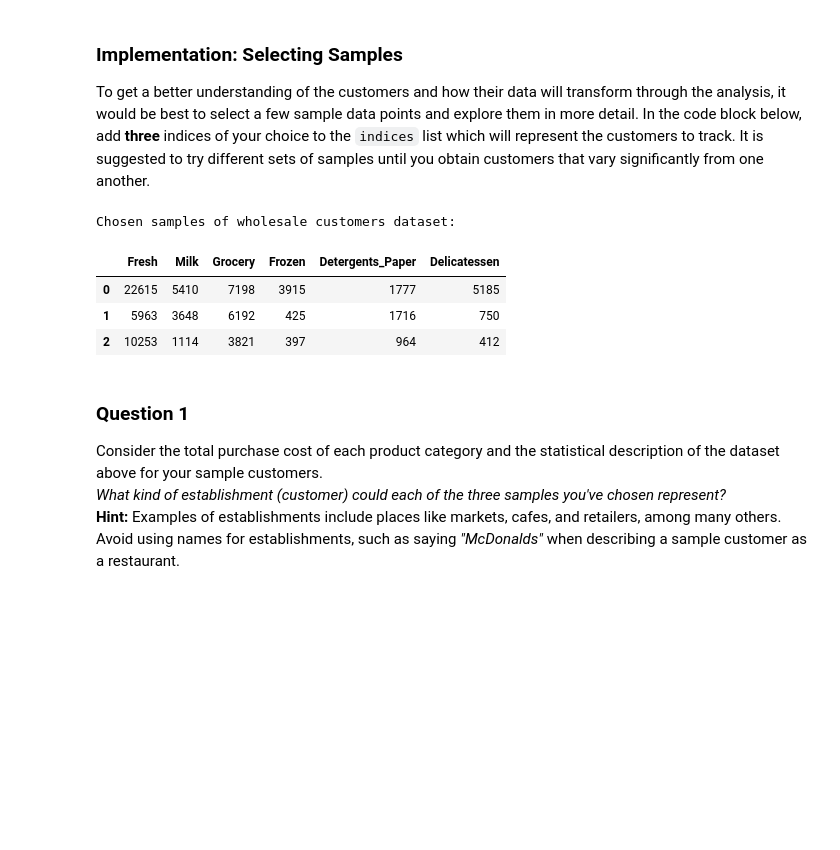
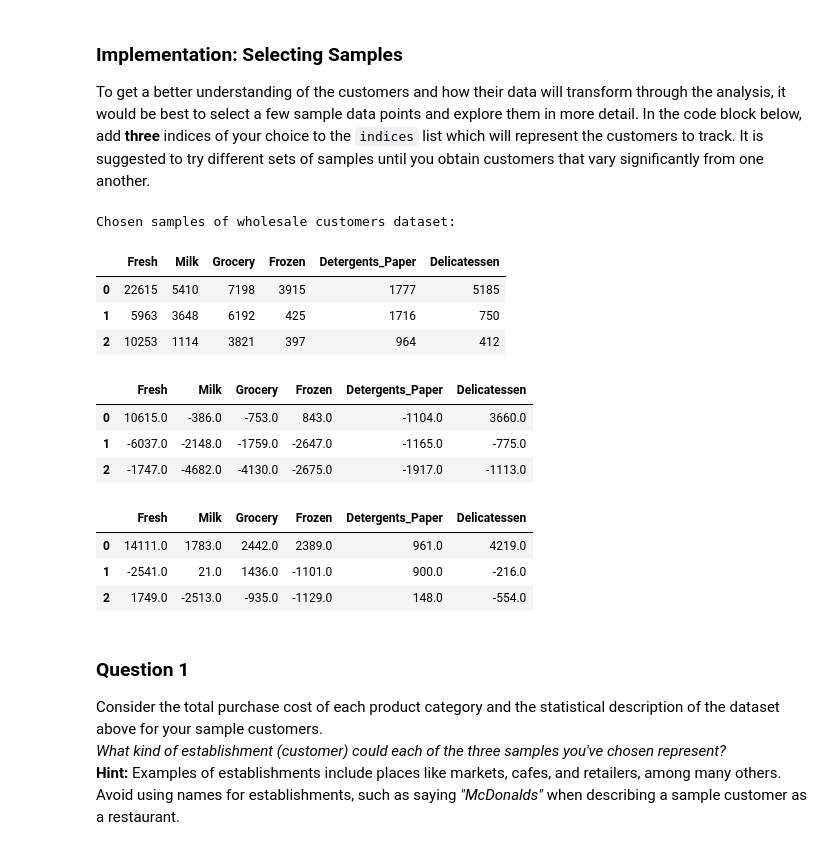
Before and after one commit to vkamma/customer_segments, a Jupyter notebook: customer_segments.ipynb, the cells around one changed output. Drawn from its saved outputs; the diff is of its cells as text; code cells hidden in the pictures; blank space fills up the shorter version.

```diff
--- a/customer_segments.ipynb
+++ b/customer_segments.ipynb
@@ -61,17 +61,27 @@ To get a better understanding of the customers and how their data will transform
 # %%
 # TODO: Select three indices of your choice you wish to sample from the dataset
 indices = [4, 8, 15]
 
 # Create a DataFrame of the chosen samples
 samples = pd.DataFrame(data.loc[indices], columns = data.keys()).reset_index(drop = True)
 print "Chosen samples of wholesale customers dataset:"
 display(samples)
+display(samples - data.mean().round())
+display(samples - data.median().round())
 # %% [output]
 Chosen samples of wholesale customers dataset:
 |  | Fresh | Milk | Grocery | Frozen | Detergents_Paper | Delicatessen |
 | 0 | 22615 | 5410 | 7198 | 3915 | 1777 | 5185 |
 | 1 | 5963 | 3648 | 6192 | 425 | 1716 | 750 |
 | 2 | 10253 | 1114 | 3821 | 397 | 964 | 412 |
+|  | Fresh | Milk | Grocery | Frozen | Detergents_Paper | Delicatessen |
+| 0 | 10615.0 | -386.0 | -753.0 | 843.0 | -1104.0 | 3660.0 |
+| 1 | -6037.0 | -2148.0 | -1759.0 | -2647.0 | -1165.0 | -775.0 |
+| 2 | -1747.0 | -4682.0 | -4130.0 | -2675.0 | -1917.0 | -1113.0 |
+|  | Fresh | Milk | Grocery | Frozen | Detergents_Paper | Delicatessen |
+| 0 | 14111.0 | 1783.0 | 2442.0 | 2389.0 | 961.0 | 4219.0 |
+| 1 | -2541.0 | 21.0 | 1436.0 | -1101.0 | 900.0 | -216.0 |
+| 2 | 1749.0 | -2513.0 | -935.0 | -1129.0 | 148.0 | -554.0 |
 # %% [markdown]
 ### Question 1
 Consider the total purchase cost of each product category and the statistical description of the dataset above for your sample customers.
```
Also changed, not shown: parts of 4 cells of this notebook, 1 other file.
